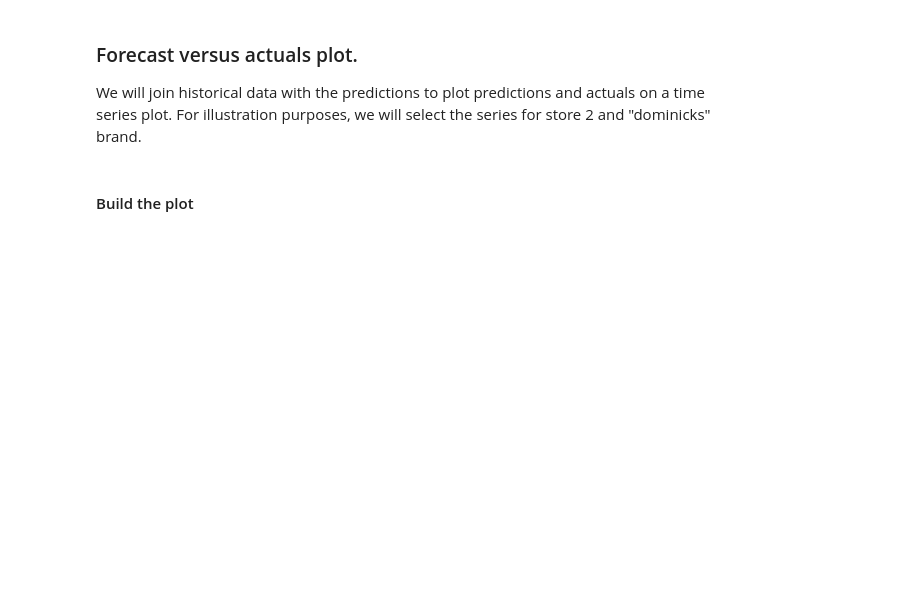
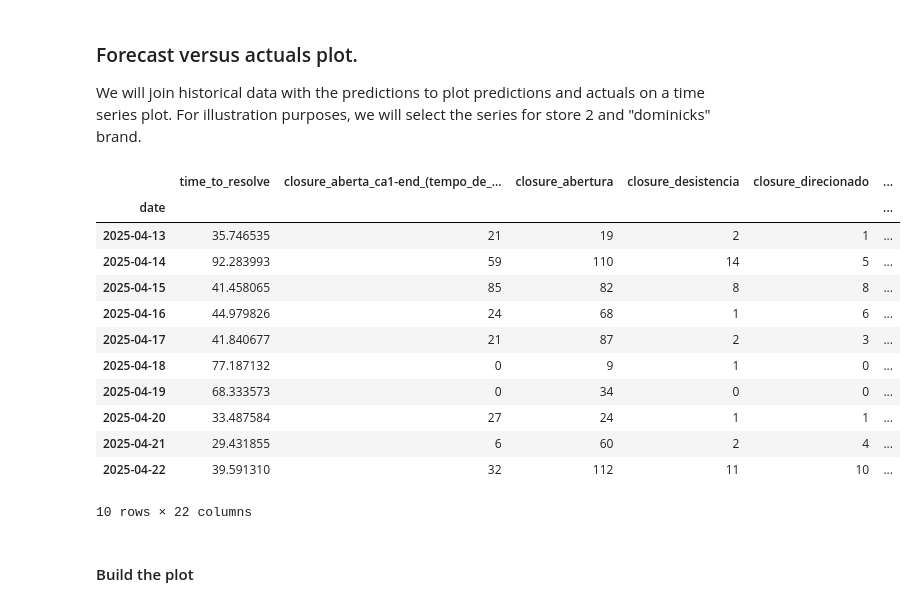
Before and after one commit to Azure-Samples/call-center-forecasting-accelerator, a Jupyter notebook: notebooks/03-deploy-automl-forecasting-call-center-mlflow.ipynb, the cells around one changed output. Drawn from its saved outputs; the diff is of its cells as text; code cells hidden in the pictures; blank space fills up the shorter version.

```diff
--- a/notebooks/03-deploy-automl-forecasting-call-center-mlflow.ipynb
+++ b/notebooks/03-deploy-automl-forecasting-call-center-mlflow.ipynb
@@ -481,21 +474,35 @@ df["date_target"] = df.index + pd.Timedelta(days=30)
 # %%
 history_data = mltable.load(data_asset.path).to_pandas_dataframe()
 history_data[time_column_name] = pd.to_datetime(history_data[time_column_name])
 
 history_data.sort_values(by=time_column_name, inplace=True)
 # history_data = history_data.iloc[-3 * forecast_horizon :]
 
 
 df = pd.concat([history_data, fcst_df], sort=False, ignore_index=True)
 df.set_index(time_column_name, inplace=True)
 df.index = pd.to_datetime(df.index, errors="coerce")
 df["date_target"] = df.index + pd.Timedelta(days=30)
 
 
 # Remove the last 30 rows from the concatenated DataFrame
-df = df.iloc[:-30]
+df = df.iloc[:-8] # this is because we dont have the correct next 30days sum yet
 
 # Display the last 10 rows to verify the change
 df.tail(10)
+# %% [output]
+|  | time_to_resolve | closure_aberta_ca1-end_(tempo_de_... | closure_abertura | closure_desistencia | closure_direcionado | ... |
+| date |  |  |  |  |  | ... |
+| 2025-04-13 | 35.746535 | 21 | 19 | 2 | 1 | ... |
+| 2025-04-14 | 92.283993 | 59 | 110 | 14 | 5 | ... |
+| 2025-04-15 | 41.458065 | 85 | 82 | 8 | 8 | ... |
+| 2025-04-16 | 44.979826 | 24 | 68 | 1 | 6 | ... |
+| 2025-04-17 | 41.840677 | 21 | 87 | 2 | 3 | ... |
+| 2025-04-18 | 77.187132 | 0 | 9 | 1 | 0 | ... |
+| 2025-04-19 | 68.333573 | 0 | 34 | 0 | 0 | ... |
+| 2025-04-20 | 33.487584 | 27 | 24 | 1 | 1 | ... |
+| 2025-04-21 | 29.431855 | 6 | 60 | 2 | 4 | ... |
+| 2025-04-22 | 39.591310 | 32 | 112 | 11 | 10 | ... |
+10 rows × 22 columns
 # %% [markdown]
 #### Build the plot
```
Also changed, not shown: parts of 29 cells of this notebook.
